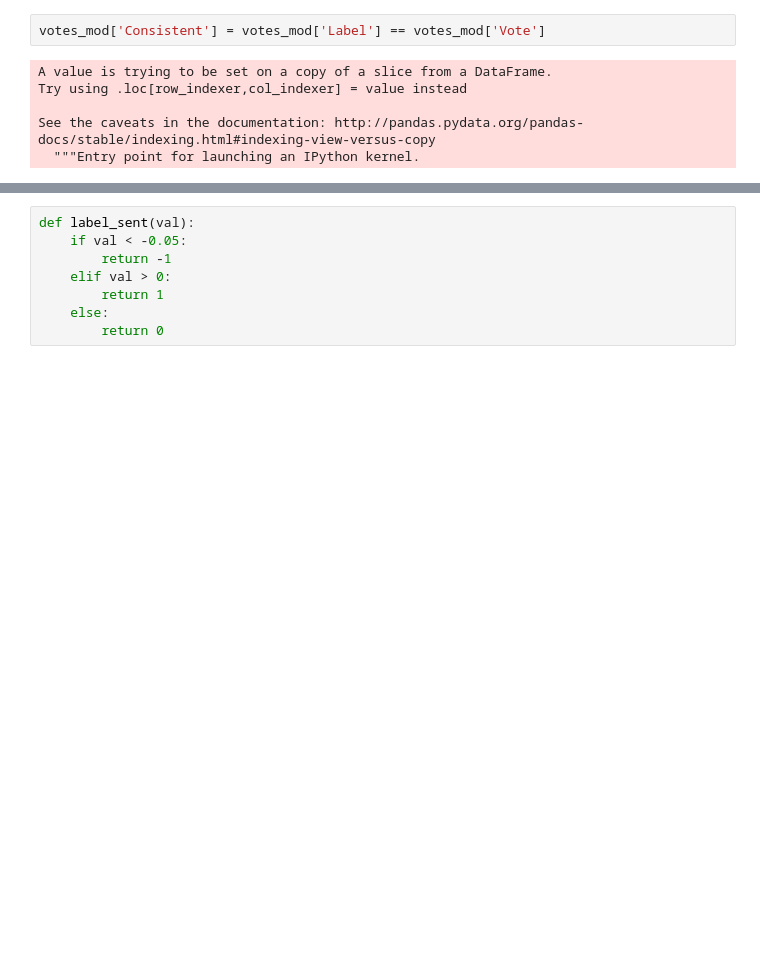
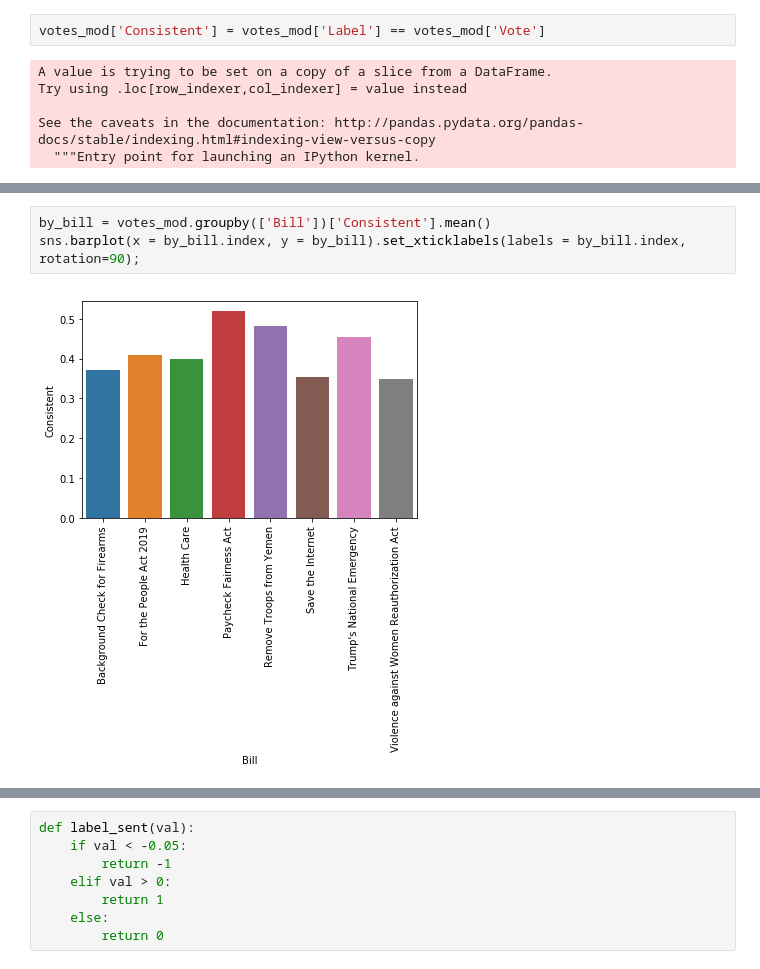
Before and after one commit to annsudhart/politician-tweet-analysis, a Jupyter notebook: Tweet_Truth/Poli_Consistency.ipynb, the cells around one changed output, grey strips where cells are left out. Cells and saved outputs as stored; diff of their text form; blank space fills up the shorter version.

```diff
--- a/Tweet_Truth/Poli_Consistency.ipynb
+++ b/Tweet_Truth/Poli_Consistency.ipynb
@@ -346,0 +147,5 @@ votes_mod[(votes_mod['Vote'] == 0) & (votes_mod['Label'] == 1)]
+# %%
+by_bill = votes_mod.groupby(['Bill'])['Consistent'].mean()
+sns.barplot(x = by_bill.index, y = by_bill).set_xticklabels(labels = by_bill.index, rotation=90);
+# %% [output]
+[figure, added]
```
Also changed, not shown: parts of 59 cells of this notebook.
